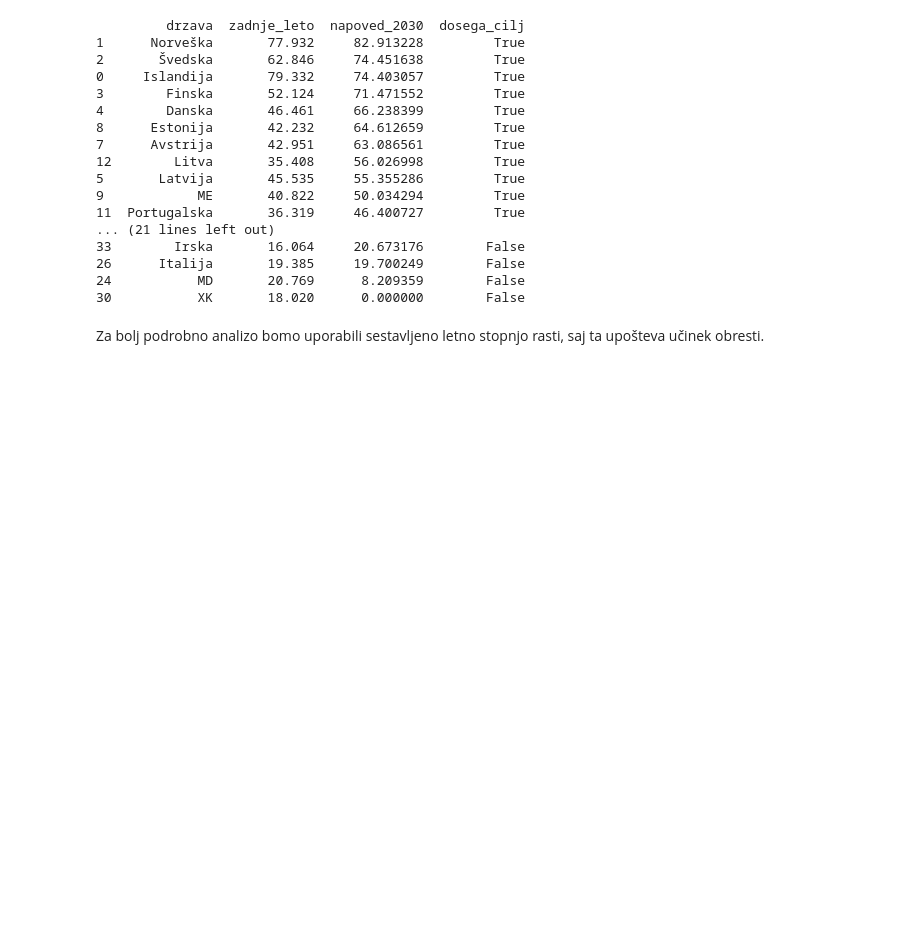
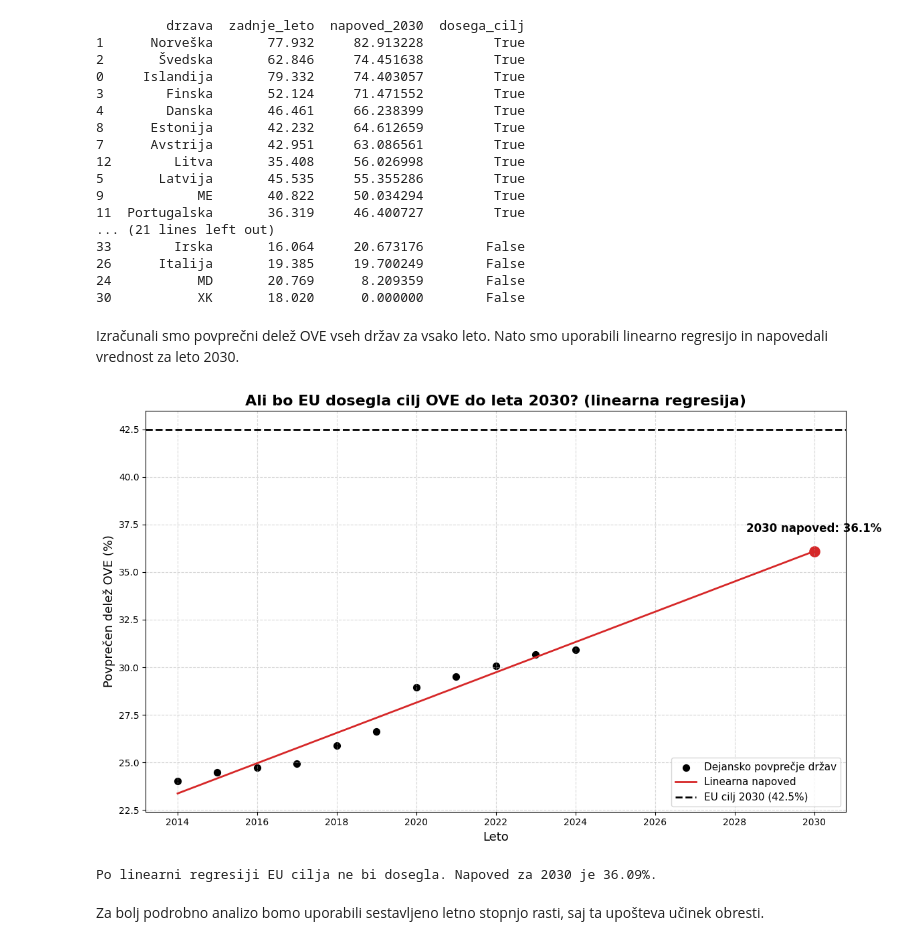
Before and after one commit to Zignov/PR---Evropska-Energetika, a Jupyter notebook: analysis.ipynb, the cells around one changed output. Saved outputs shown, nothing was run; the diff lists cells and outputs as text; code cells hidden in the pictures; blank space fills up the shorter version.

Commit message:
Linearnra regresija za vse drzave skupaj

```diff
--- a/analysis.ipynb
+++ b/analysis.ipynb
@@ -194,6 +194,68 @@ Preskoči GE: Ni dovolj podatkov.
 26      Italija       19.385     19.700249        False
 24           MD       20.769      8.209359        False
 30           XK       18.020      0.000000        False
+# %% [markdown]
+Izračunali smo povprečni delež OVE vseh držav za vsako leto. Nato smo uporabili linearno regresijo in napovedali vrednost za leto 2030.
+# %%
+# EU cilj
+EU_CILJ = 42.5
+
+# Povprečje vseh držav za vsako leto
+eu_avg = pivot_df.mean(axis=0)
+
+# Priprava podatkov za linearno regresijo
+X = np.array(eu_avg.index).reshape(-1, 1)
+y = eu_avg.values
+
+model = LinearRegression()
+model.fit(X, y)
+
+# Napoved do 2030
+leta_napoved = np.arange(eu_avg.index.min(), 2031).reshape(-1, 1)
+napoved = model.predict(leta_napoved)
+
+napoved_2030 = model.predict([[2030]])[0]
+
+# Barva glede na to, ali EU doseže cilj
+barva = "#2ca02c" if napoved_2030 >= EU_CILJ else "#d62728"
+
+plt.figure(figsize=(12, 7))
+
+# Dejanski podatki
+plt.scatter(eu_avg.index, eu_avg.values, color="black", s=50, label="Dejansko povprečje držav")
+
+# Linearna regresija
+plt.plot(leta_napoved, napoved, color=barva, linewidth=2, label="Linearna napoved")
+
+# EU cilj
+plt.axhline(EU_CILJ, color="black", linestyle="--", linewidth=2, label="EU cilj 2030 (42.5%)")
+
+# Oznaka za 2030 napoved
+plt.scatter(2030, napoved_2030, color=barva, s=120)
+plt.text(
+    2030,
+    napoved_2030 + 1,
+    f"2030 napoved: {napoved_2030:.1f}%",
+    ha="center",
+    fontsize=12,
+    fontweight="bold"
+)
+
+plt.title("Ali bo EU dosegla cilj OVE do leta 2030? (linearna regresija)", fontsize=16, fontweight="bold")
+plt.xlabel("Leto", fontsize=13)
+plt.ylabel("Povprečen delež OVE (%)", fontsize=13)
+plt.grid(True, linestyle="--", alpha=0.5)
+plt.legend(fontsize=11)
+plt.tight_layout()
+plt.show()
+
+if napoved_2030 >= EU_CILJ:
+    print(f"Po linearni regresiji bi EU cilj dosegla. Napoved za 2030 je {napoved_2030:.2f}%.")
+else:
+    print(f"Po linearni regresiji EU cilja ne bi dosegla. Napoved za 2030 je {napoved_2030:.2f}%.")
+# %% [output]
+[figure, added]
+Po linearni regresiji EU cilja ne bi dosegla. Napoved za 2030 je 36.09%.
 # %% [markdown]
 Za bolj podrobno analizo bomo uporabili sestavljeno letno stopnjo rasti, saj ta upošteva učinek obresti.
 # %%
```
